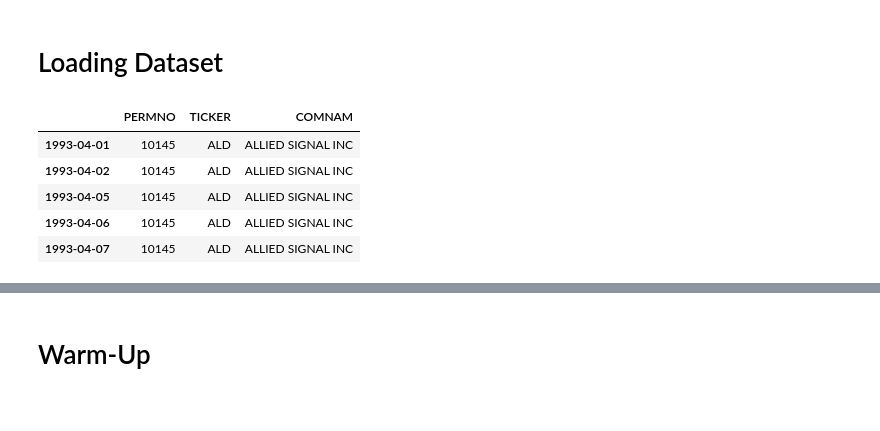
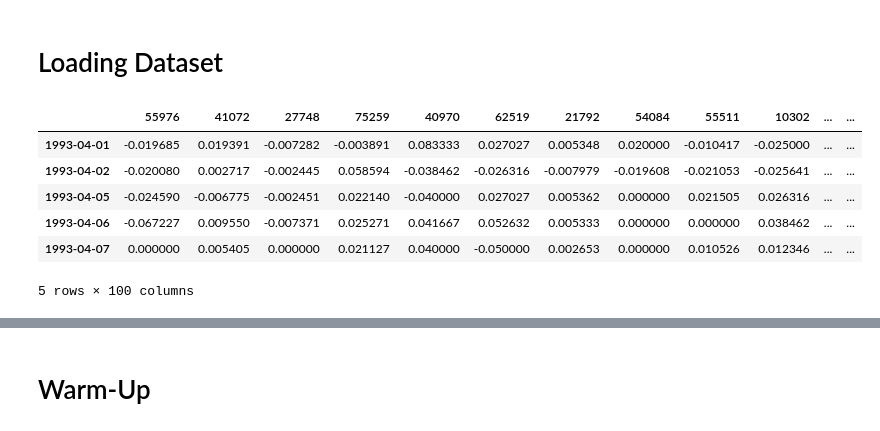
Before and after one commit to Parhamallboje/BigDatainFinance1, a Jupyter notebook: Big Data 1.ipynb, the cells around one changed output, grey strips where cells are left out. Cells and saved outputs as stored; diff of their text form; code cells hidden in the pictures.

```diff
--- a/Big Data 1.ipynb
+++ b/Big Data 1.ipynb
@@ -17,21 +20,21 @@ plt.style.use('ggplot')
 # %%
 tickers = pd.read_excel("data_sources/PERMNO_Tickers.xlsx", index_col="Dates")
 tickers.index = pd.to_datetime(tickers.index,  format='%Y%m%d').date
 tickers.name = "TICKERS"
 
 flows = pd.read_excel("data_sources/Flows_Clean.xlsx", index_col="Dates")
 flows.index = pd.to_datetime(flows.index, format='%Y%m%d').date
 flows.name = "FLOWS"
 
 returns = pd.read_excel("data_sources/Returns_Clean.xlsx", index_col="Dates")
 returns.index = pd.to_datetime(returns.index,format='%Y%m%d').date
 returns.name = "RETURNS"
+returns.head()
+# %% [output]
+|  | 55976 | 41072 | 27748 | 75259 | 40970 | 62519 | 21792 | 54084 | 55511 | 10302 | ... | ... |
+| 1993-04-01 | -0.019685 | 0.019391 | -0.007282 | -0.003891 | 0.083333 | 0.027027 | 0.005348 | 0.020000 | -0.010417 | -0.025000 | ... | ... |
+| 1993-04-02 | -0.020080 | 0.002717 | -0.002445 | 0.058594 | -0.038462 | -0.026316 | -0.007979 | -0.019608 | -0.021053 | -0.025641 | ... | ... |
+| 1993-04-05 | -0.024590 | -0.006775 | -0.002451 | 0.022140 | -0.040000 | 0.027027 | 0.005362 | 0.000000 | 0.021505 | 0.026316 | ... | ... |
+| 1993-04-06 | -0.067227 | 0.009550 | -0.007371 | 0.025271 | 0.041667 | 0.052632 | 0.005333 | 0.000000 | 0.000000 | 0.038462 | ... | ... |
+| 1993-04-07 | 0.000000 | 0.005405 | 0.000000 | 0.021127 | 0.040000 | -0.050000 | 0.002653 | 0.000000 | 0.010526 | 0.012346 | ... | ... |
+5 rows × 100 columns
-# %%
-tickers.head()
-# %% [output]
-|  | PERMNO | TICKER | COMNAM |
-| 1993-04-01 | 10145 | ALD | ALLIED SIGNAL INC |
-| 1993-04-02 | 10145 | ALD | ALLIED SIGNAL INC |
-| 1993-04-05 | 10145 | ALD | ALLIED SIGNAL INC |
-| 1993-04-06 | 10145 | ALD | ALLIED SIGNAL INC |
-| 1993-04-07 | 10145 | ALD | ALLIED SIGNAL INC |
```
Also changed, not shown: parts of 30 cells of this notebook, 3 other files.
